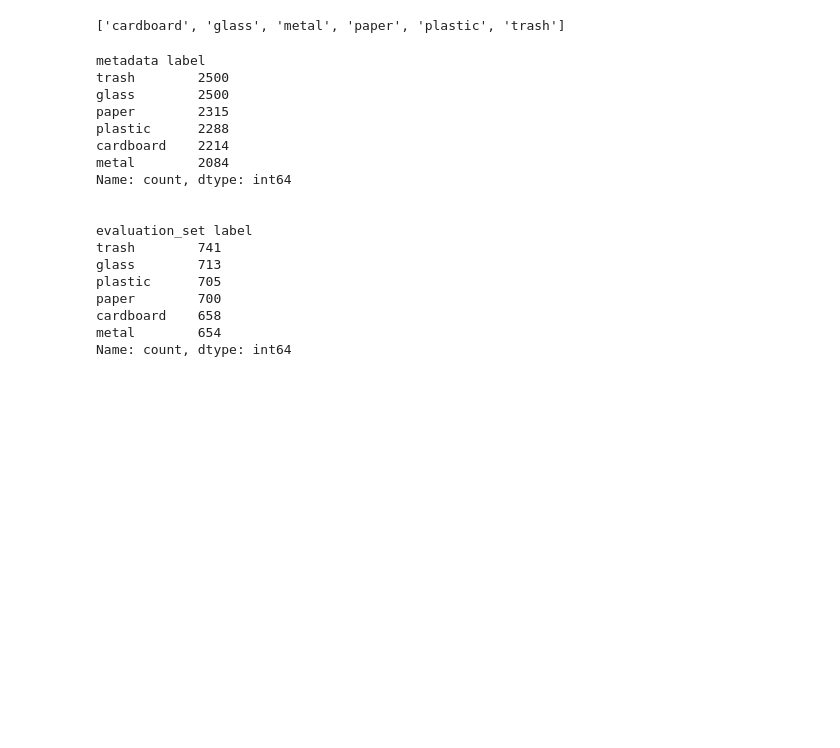
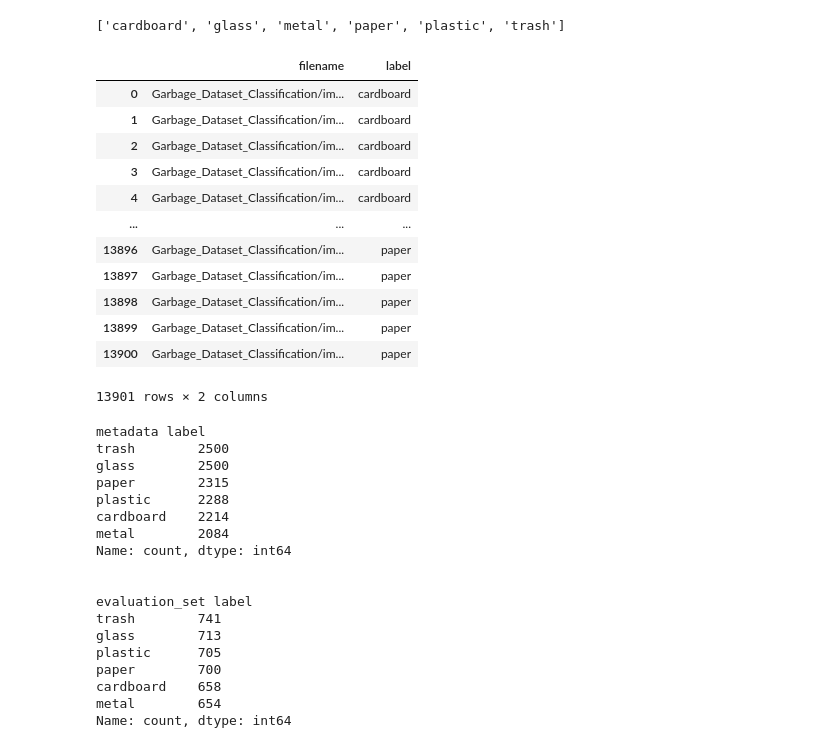
Before and after one commit to A-Francoise/garbage_classification, a Jupyter notebook: garbage_classification.ipynb, the cells around one changed output. Cells and saved outputs as stored; diff of their text form; code cells hidden in the pictures; blank space fills up the shorter version.

```diff
--- a/garbage_classification.ipynb
+++ b/garbage_classification.ipynb
@@ -60,5 +58,35 @@ classes
 # %% [output]
 ['cardboard', 'glass', 'metal', 'paper', 'plastic', 'trash']
+# %%
+RAW_IMAGE_DIR = Path("Garbage_Dataset_Classification/images")
+
+
+def compute_relative_path(
+    row: pd.Series, raw_image_dir: Path = RAW_IMAGE_DIR, to_str: bool = True
+):
+    image_path = raw_image_dir.joinpath(row["label"], row["filename"])
+    if to_str:
+        # tensorflow doesn't handle Posix Path well. Use string instead.
+        image_path = str(image_path)
+    return image_path
+
+
+metadata["filename"] = metadata.apply(compute_relative_path, axis=1)
+metadata
+# %% [output]
+|  | filename | label |
+| 0 | Garbage_Dataset_Classification/im... | cardboard |
+| 1 | Garbage_Dataset_Classification/im... | cardboard |
+| 2 | Garbage_Dataset_Classification/im... | cardboard |
+| 3 | Garbage_Dataset_Classification/im... | cardboard |
+| 4 | Garbage_Dataset_Classification/im... | cardboard |
+| ... | ... | ... |
+| 13896 | Garbage_Dataset_Classification/im... | paper |
+| 13897 | Garbage_Dataset_Classification/im... | paper |
+| 13898 | Garbage_Dataset_Classification/im... | paper |
+| 13899 | Garbage_Dataset_Classification/im... | paper |
+| 13900 | Garbage_Dataset_Classification/im... | paper |
+13901 rows × 2 columns
 # %%
 # Dataset to Train-valid and Eval set
 # - Split en train (70%), eval (30%)
```
Also changed, not shown: parts of 10 cells of this notebook.
